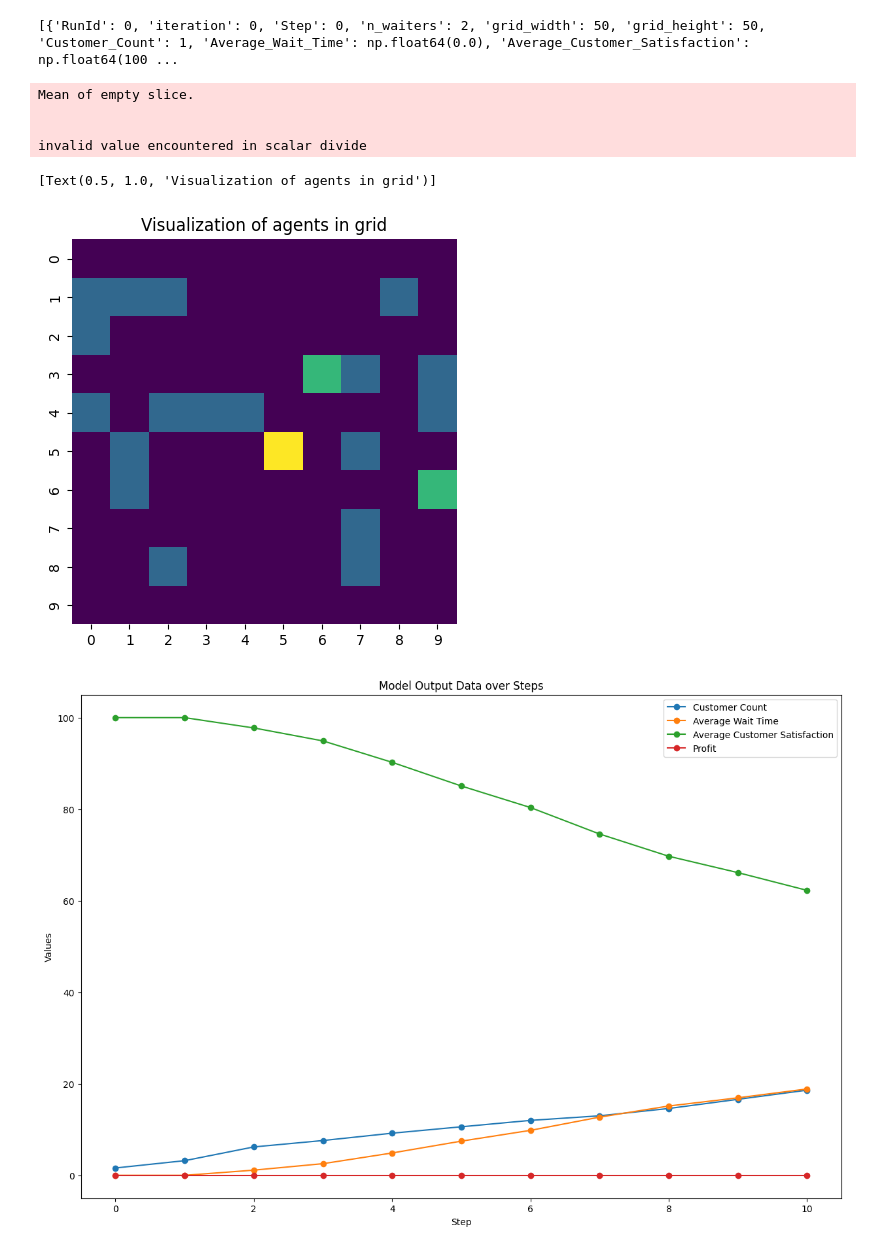
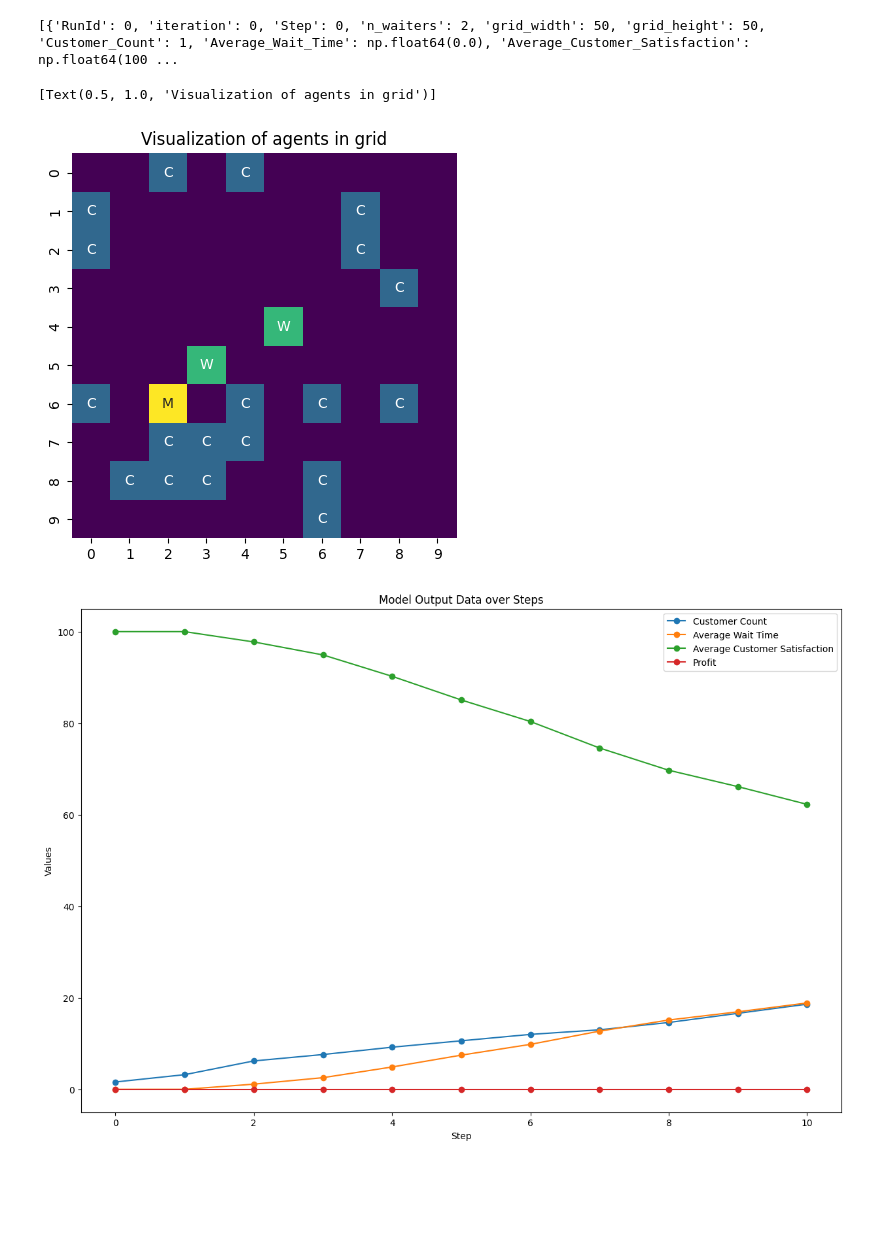
Before and after one commit to StefanieNeumann00/mesa-restaurant-agents, a Jupyter notebook: main.ipynb, the cells around one changed output. Cells and saved outputs as stored; diff of their text form; code cells hidden in the pictures; blank space fills up the shorter version.

```diff
--- a/main.ipynb
+++ b/main.ipynb
@@ -42,37 +42,37 @@ print(results)
 # %%
 import seaborn as sns
 import numpy as np
 from mesa_restaurant_agents.agents.customer_agent import CustomerAgent
 from mesa_restaurant_agents.agents.manager_agent import ManagerAgent
 from mesa_restaurant_agents.agents.waiter_agent import WaiterAgent
 
 model = RestaurantModel(n_waiters=2, grid_width=10, grid_height=10)
 for i in range(10):
     model.step()
 
 agents_position = np.zeros((model.grid.width, model.grid.height))
 for cell_content, (x, y) in model.grid.coord_iter():
     if len(cell_content) > 0:
         if isinstance(cell_content[0], CustomerAgent):
-            agents_position[x][y] = "C"
+            agents_position[x][y] = 1
         elif isinstance(cell_content[0], WaiterAgent):
-            agents_position[x][y] = "W"
+            agents_position[x][y] = 2
         else:
-            agents_position[x][y] = "M"
+            agents_position[x][y] = 3
     else:
-        agents_position[x][y] = ""
+        agents_position[x][y] = 0
+
+mapping = {0: "", 1: "C", 2: "W", 3: "M"}
+
+annot = np.vectorize(mapping.get)(agents_position)
 
 # Plot using seaborn, with a visual size of 5x5
-g = sns.heatmap(agents_position, cmap="viridis", annot=False, cbar=False, square=True)
+g = sns.heatmap(agents_position, cmap="viridis", annot=annot, cbar=False, square=True, fmt="")
 g.figure.set_size_inches(5, 5)
 g.set(title="Visualization of agents in grid")
 # %% [output]
-Mean of empty slice.
-
-
-invalid value encountered in scalar divide
+[Text(0.5, 1.0, 'Visualization of agents in grid')]
-[Text(0.5, 1.0, 'Visualization of agents in grid')]
-[figure, old version]
+[figure, new version]
 # %%
 from mesa_restaurant_agents.visualization import *
 
```
Also changed, not shown: parts of 3 cells of this notebook, 7 other files.
